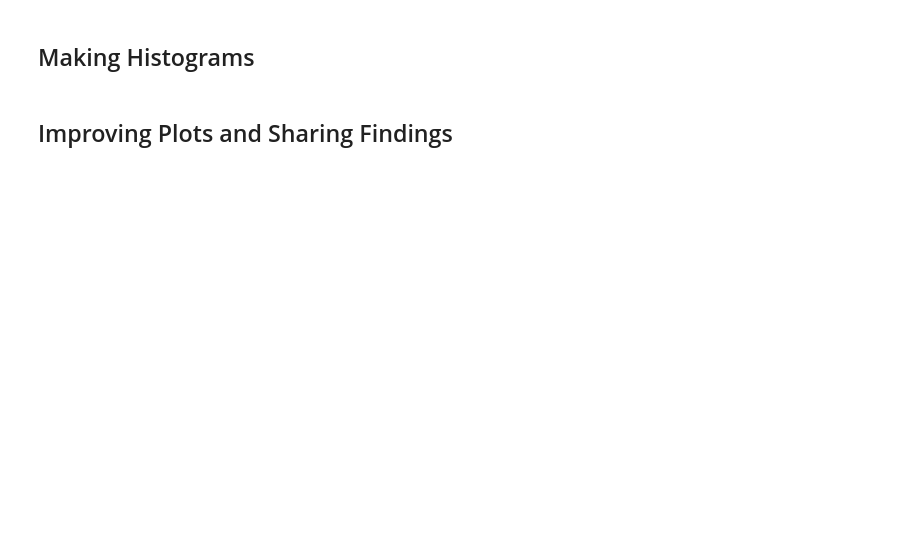
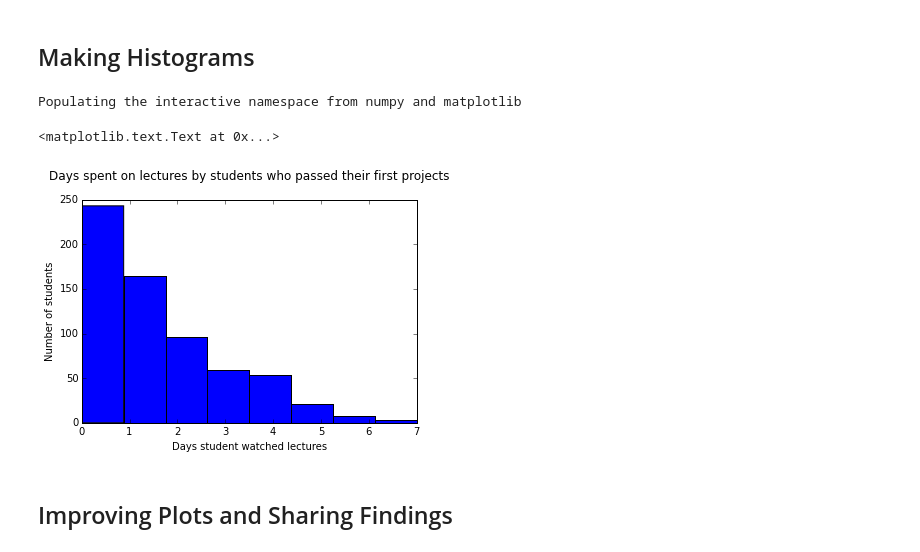
Before and after one commit to Haskman/DataUdacityL1, a Jupyter notebook: L1_Starter_Code.ipynb, the cells around one changed output. Drawn from its saved outputs; the diff is of its cells as text; code cells hidden in the pictures; blank space fills up the shorter version.

```diff
--- a/L1_Starter_Code.ipynb
+++ b/L1_Starter_Code.ipynb
@@ -227,7 +233,7 @@ print len(unique_paid_students)
 # of the student joining.
 def within_one_week(join_date, engagement_date):
     time_delta = engagement_date - join_date
-    return time_delta.days < 7
+    return time_delta.days < 7 and time_delta.days >= 0
 # %%
 #####################################
 #                 7                 #
@@ -375,3 +407,36 @@ non_passing_engagement =
 ## students who pass the subway project vs. students who don't. A good
 ## starting point would be the metrics we looked at earlier (minutes spent
 ## in the classroom, lessons completed, and days visited).
+
+passing_engagements = []
+non_passing_engagements = []
+
+for i in passing_students:
+    for j in engagement_by_account[i]:
+        passing_engagements.append(j)
+
+for i in non_passing_students:
+    for j in engagement_by_account[i]:
+        non_passing_engagements.append(j)
+
+passing_engagement_minutes_by_acct = {}
+for i in passing_engagements:
+    passing_engagement_minutes_by_acct[i["account_key"]] = i["total_minutes_visited"]
+
+non_passing_engagement_minutes_by_acct = {}
+for i in non_passing_engagements:
+    non_passing_engagement_minutes_by_acct[i["account_key"]] = i["total_minutes_visited"]
+
+passing_engagement_days_by_acct = {}
+for i in passing_engagements:
+    passing_engagement_days_by_acct[i["account_key"]] = 0
+for i in passing_engagements:
+    if i['lessons_completed'] > 0:
+        passing_engagement_days_by_acct[i["account_key"]] += 1
+
+
+metrics(passing_engagement_minutes_by_acct)
+print "----------"
+metrics(non_passing_engagement_minutes_by_acct)
+print "----------"
+metrics(passing_engagement_days_by_acct)
@@ -380,11 +460,22 @@ non_passing_engagement =
 # %%
 ######################################
 #                 13                 #
 ######################################
 
 ## Make histograms of the three metrics we looked at earlier for both
 ## students who passed the subway project and students who didn't. You
 ## might also want to make histograms of any other metrics you examined.
+
+%pylab inline
+import matplotlib.pyplot as plt
+plt.hist(passing_engagement_days_by_acct.values(), bins=8)
+plt.title("Days spent on lectures by students who passed their first projects \n")
+plt.ylabel("Number of students")
+plt.xlabel("Days student watched lectures")
+# %% [output]
+Populating the interactive namespace from numpy and matplotlib
+<matplotlib.text.Text at 0x...>
+[figure, added]
 # %% [markdown]
 ## Improving Plots and Sharing Findings
 # %%
```
Also changed, not shown: parts of 10 cells of this notebook.
